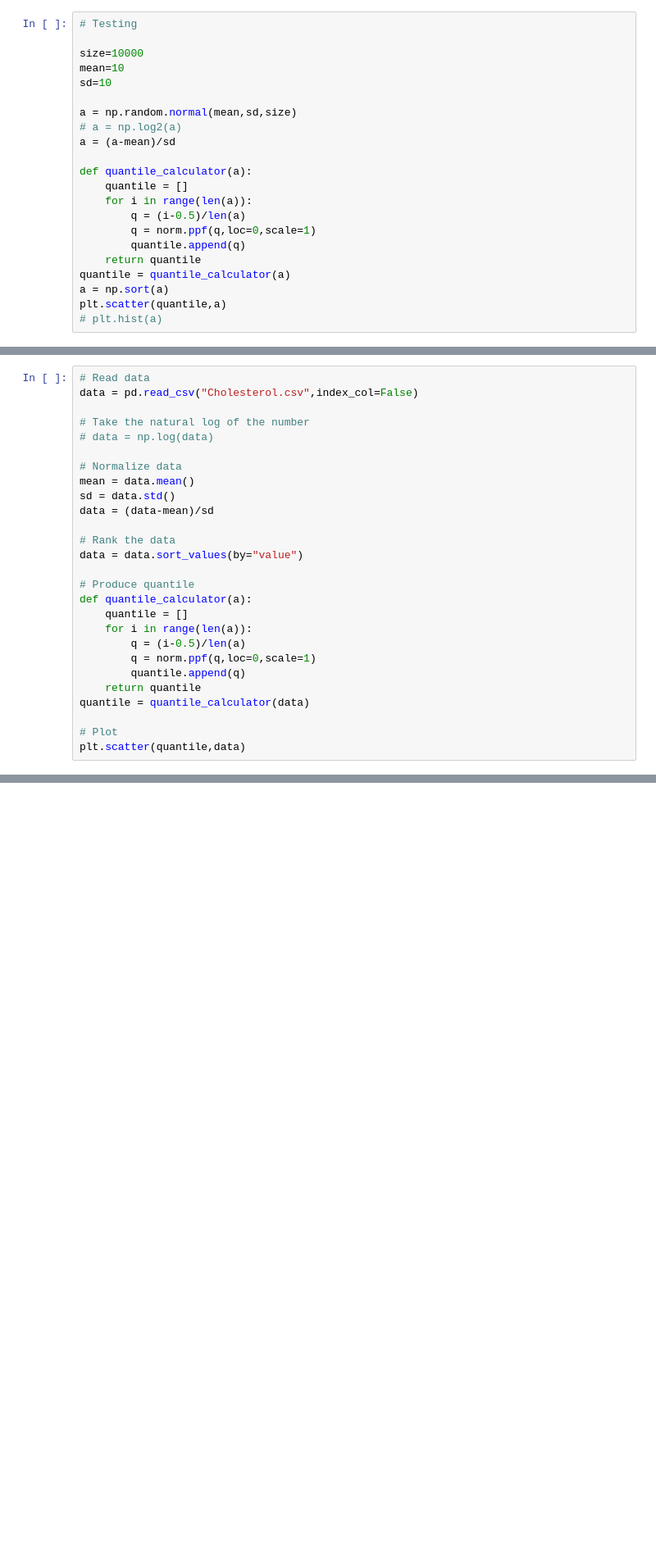
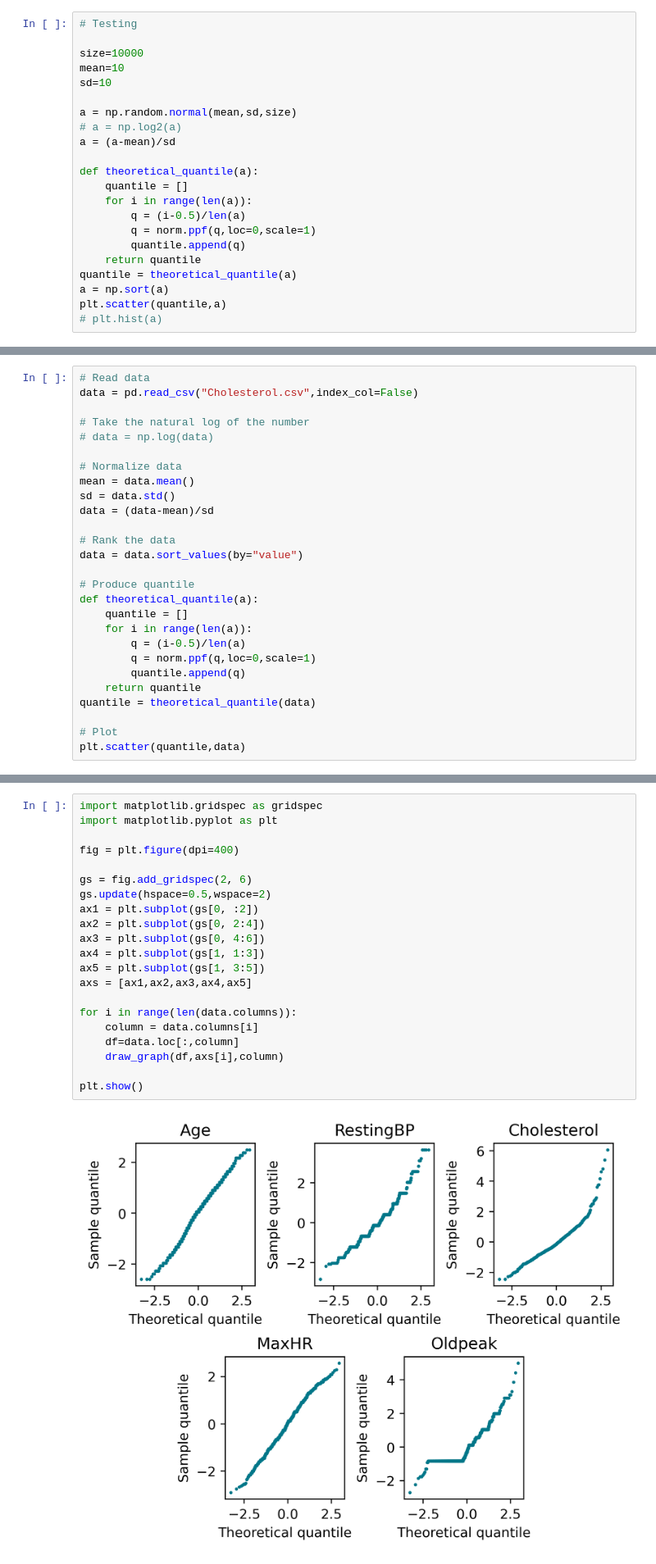
Before and after one commit to AlanYWu/Prediction-of-Heart-Failure-Using-Naive-Bayes-Classifiers, a Jupyter notebook: Quantile/quantile.ipynb, the cells around one changed output, grey strips where cells are left out. Shown: that part at 82% size. Saved outputs shown, nothing was run; the diff lists cells and outputs as text; blank space fills up the shorter version.

```diff
--- a/Quantile/quantile.ipynb
+++ b/Quantile/quantile.ipynb
@@ -19,14 +19,14 @@ a = np.random.normal(mean,sd,size)
 # a = np.log2(a)
 a = (a-mean)/sd
 
-def quantile_calculator(a):
+def theoretical_quantile(a):
     quantile = []
     for i in range(len(a)):
         q = (i-0.5)/len(a)
         q = norm.ppf(q,loc=0,scale=1)
         quantile.append(q)
     return quantile
-quantile = quantile_calculator(a)
+quantile = theoretical_quantile(a)
 a = np.sort(a)
 plt.scatter(quantile,a)
 # plt.hist(a)
@@ -49,14 +49,14 @@ data = (data-mean)/sd
 data = data.sort_values(by="value")
 
 # Produce quantile
-def quantile_calculator(a):
+def theoretical_quantile(a):
     quantile = []
     for i in range(len(a)):
         q = (i-0.5)/len(a)
         q = norm.ppf(q,loc=0,scale=1)
         quantile.append(q)
     return quantile
-quantile = quantile_calculator(data)
+quantile = theoretical_quantile(data)
 
 # Plot
 plt.scatter(quantile,data)
@@ -87,0 +155,23 @@ dtype: float64
+# %%
+import matplotlib.gridspec as gridspec
+import matplotlib.pyplot as plt
+
+fig = plt.figure(dpi=400)
+
+gs = fig.add_gridspec(2, 6)
+gs.update(hspace=0.5,wspace=2)
+ax1 = plt.subplot(gs[0, :2])
+ax2 = plt.subplot(gs[0, 2:4])
+ax3 = plt.subplot(gs[0, 4:6])
+ax4 = plt.subplot(gs[1, 1:3])
+ax5 = plt.subplot(gs[1, 3:5])
+axs = [ax1,ax2,ax3,ax4,ax5]
+
+for i in range(len(data.columns)):
+    column = data.columns[i]
+    df=data.loc[:,column]
+    draw_graph(df,axs[i],column)
+
+plt.show()
+# %% [output]
+[figure, added]
```
Also changed, not shown: parts of 15 cells of this notebook, 1 other file.
